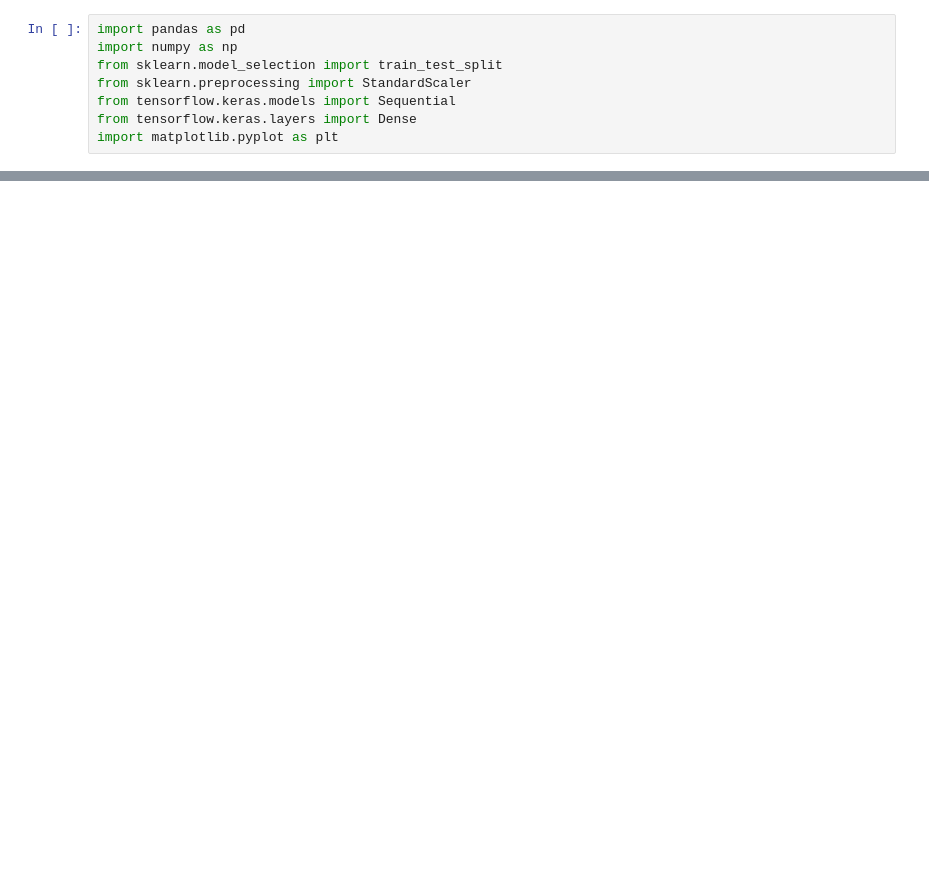
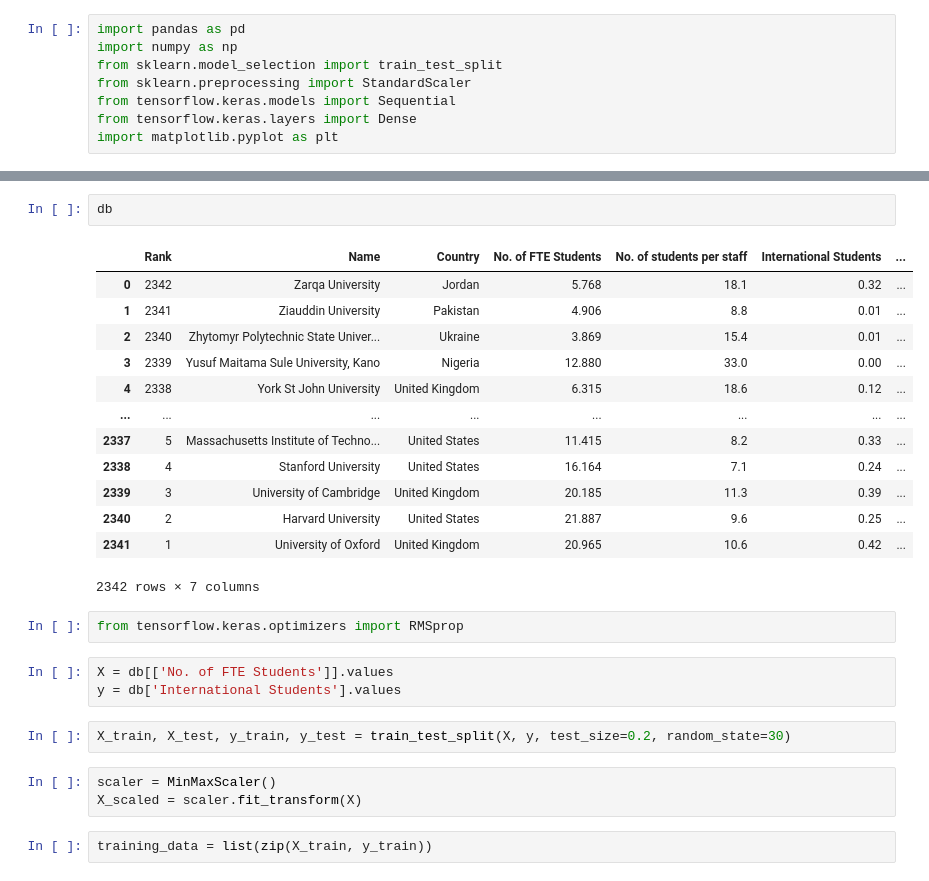
Before and after one commit to Dimonage/PractikaAIGubarev, a Jupyter notebook: GubarevPractica.ipynb, the cells around one changed output, grey strips where cells are left out. Saved outputs shown, nothing was run; the diff lists cells and outputs as text; blank space fills up the shorter version.

```diff
--- a/GubarevPractica.ipynb
+++ b/GubarevPractica.ipynb
@@ -642,0 +541,28 @@ predictions = model.predict(X_test)
+# %%
+db
+# %% [output]
+|  | Rank | Name | Country | No. of FTE Students | No. of students per staff | International Students | ... |
+| 0 | 2342 | Zarqa University | Jordan | 5.768 | 18.1 | 0.32 | ... |
+| 1 | 2341 | Ziauddin University | Pakistan | 4.906 | 8.8 | 0.01 | ... |
+| 2 | 2340 | Zhytomyr Polytechnic State Univer... | Ukraine | 3.869 | 15.4 | 0.01 | ... |
+| 3 | 2339 | Yusuf Maitama Sule University, Kano | Nigeria | 12.880 | 33.0 | 0.00 | ... |
+| 4 | 2338 | York St John University | United Kingdom | 6.315 | 18.6 | 0.12 | ... |
+| ... | ... | ... | ... | ... | ... | ... | ... |
+| 2337 | 5 | Massachusetts Institute of Techno... | United States | 11.415 | 8.2 | 0.33 | ... |
+| 2338 | 4 | Stanford University | United States | 16.164 | 7.1 | 0.24 | ... |
+| 2339 | 3 | University of Cambridge | United Kingdom | 20.185 | 11.3 | 0.39 | ... |
+| 2340 | 2 | Harvard University | United States | 21.887 | 9.6 | 0.25 | ... |
+| 2341 | 1 | University of Oxford | United Kingdom | 20.965 | 10.6 | 0.42 | ... |
+2342 rows × 7 columns
+# %%
+from tensorflow.keras.optimizers import RMSprop
+# %%
+X = db[['No. of FTE Students']].values
+y = db['International Students'].values
+# %%
+X_train, X_test, y_train, y_test = train_test_split(X, y, test_size=0.2, random_state=30)
+# %%
+scaler = MinMaxScaler()
+X_scaled = scaler.fit_transform(X)
+# %%
+training_data = list(zip(X_train, y_train))
```
Also changed, not shown: parts of 15 cells of this notebook.
